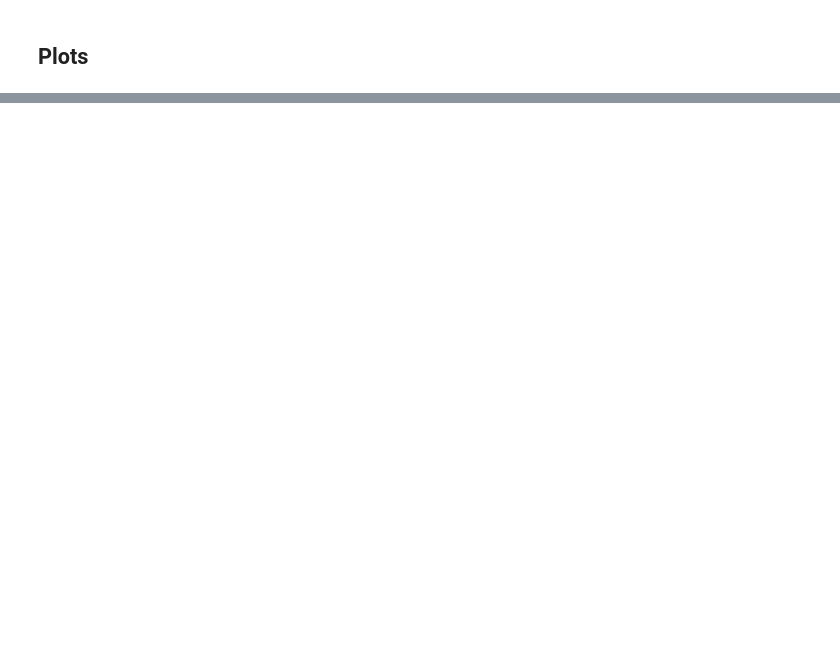
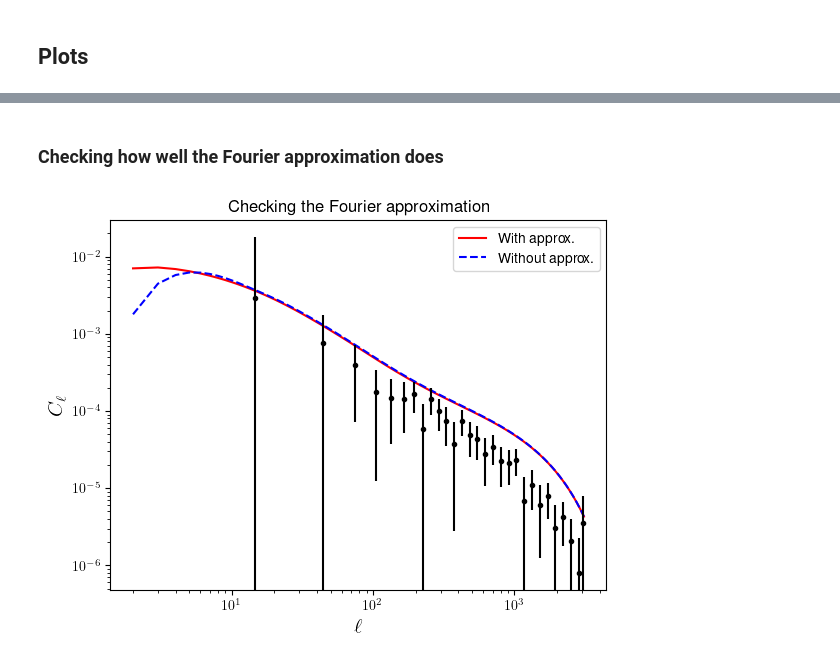
Before and after one commit to Cosmotheka/Cosmotheka_likelihoods, a Jupyter notebook: papers/ROSATx/Cls.ipynb, the cells around one changed output, grey strips where cells are left out. Saved outputs shown, nothing was run; the diff lists cells and outputs as text; code cells hidden in the pictures; blank space fills up the shorter version.

```diff
--- a/papers/ROSATx/Cls.ipynb
+++ b/papers/ROSATx/Cls.ipynb
@@ -167,0 +160,26 @@ plt.savefig('Plots/Cls_Comparison.pdf');
+# %% [markdown]
+### Checking how well the Fourier approximation does
+# %%
+x_bg_approx_false = rx.HaloProfileXray(mass_def=mdef, Jinterp=J_tot, dens=density_bg, pres=pressure_bg,
+                                      fourier_approx=False)
+
+pk_bg_approx_false = ccl.halos.halomod_Pk2D(cosmo, hmc, dmat, prof2=x_bg_approx_false,
+                               lk_arr=np.log(k_arr), a_arr=a_arr)
+cl_bg_approx_false = ccl.angular_cl(cosmo, ts, tx, ls, p_of_k_a=pk_bg_approx_false)
+
+cl_bg_approx_false *= cl_smoothing_factor(ls)
+
+plt.plot(ls, cl_bg, 'r', label='With approx.')
+plt.plot(ls, cl_bg_approx_false, 'b--', label='Without approx.')
+plt.errorbar(ROSAT, DESY1wl__2, yerr=err, fmt='k.')
+plt.loglog()
+plt.xlabel(r'$\ell$', fontsize=15)
+plt.ylabel(r'$C_\ell$', fontsize=15)
+
+plt.legend();
+
+plt.title("Checking the Fourier approximation");
+
+plt.savefig('Plots/Fourier_approx_Battaglia.pdf');
+# %% [output]
+[figure, added]
```
Also changed, not shown: parts of 9 cells of this notebook, 4 other files.
